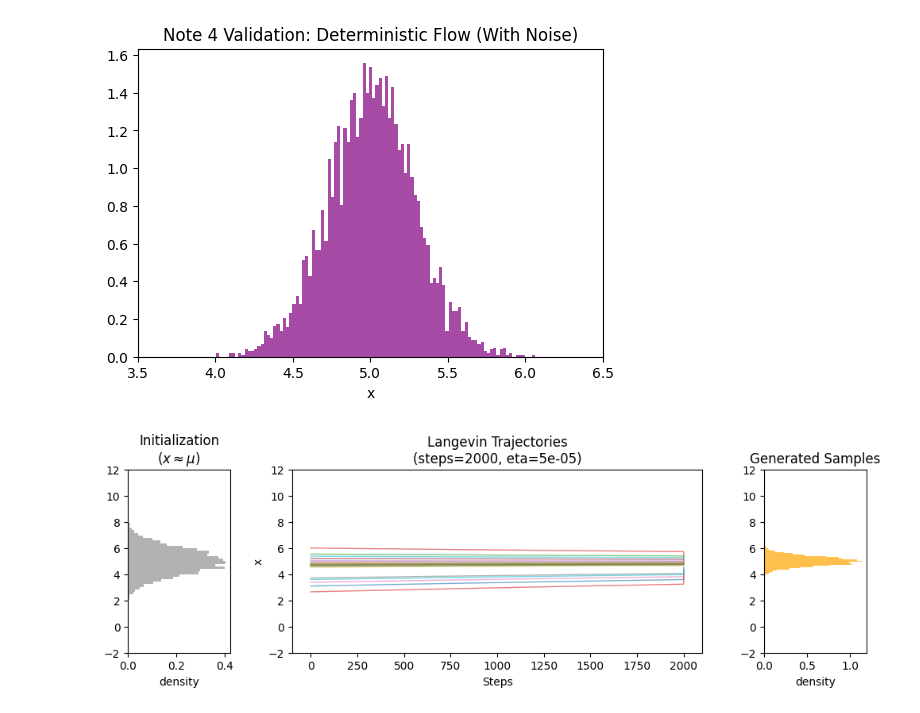
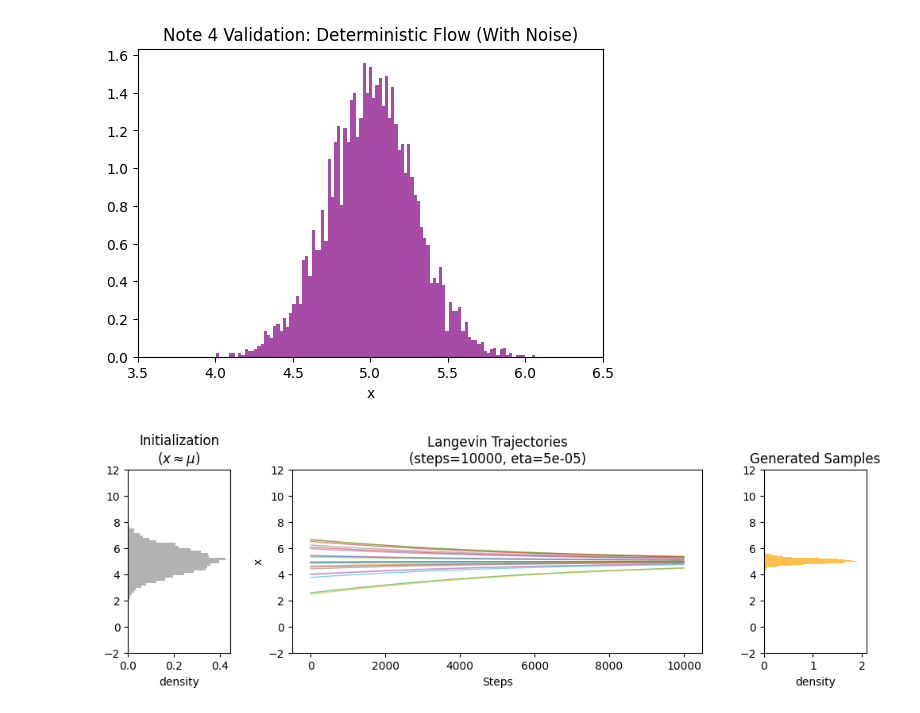
Before and after one commit to XuanWeiWang-999/2025Autumn_ML-project-DiffusionModel_02, a Jupyter notebook: 20260105_code/1D_epsilon.ipynb, the cells around one changed output. Saved outputs shown, nothing was run; the diff lists cells and outputs as text; code cells hidden in the pictures.

```diff
--- a/20260105_code/1D_epsilon.ipynb
+++ b/20260105_code/1D_epsilon.ipynb
@@ -247,7 +247,7 @@ def langevin_trajectories(model, steps, eta, x_dim,
             # 紀錄
             x_traj = x[:K_traj]
             traj_hist.append(x_traj.detach().cpu().numpy().copy())
-    #"""
+    """
     # 【修改點 2】(選用) 最後一步 Tweedie 去噪
     # 如果不加這一步，x_final_all 會是含噪分佈 (比較胖)
     # 加了這一步，x_final_all 會是去噪後的結果 (比較銳利，接近真實數據)
@@ -258,7 +258,7 @@ def langevin_trajectories(model, steps, eta, x_dim,
             # 【新增】把去噪後的點也加進軌跡紀錄裡
             x_traj = x[:K_traj]
             traj_hist.append(x_traj.detach().cpu().numpy().copy())
-    #"""
+    """
     x_final_all = x.detach().cpu().numpy().copy()
     traj_hist = np.stack(traj_hist, axis=0)   # shape: (steps+1, K_traj, x_dim)
 
@@ -306,6 +306,6 @@ def plot_3_figure(steps, eta):
     plt.tight_layout()
     plt.show()
 # %%
-plot_3_figure(steps, eta)
+plot_3_figure(steps=10000, eta=eta)
 # %% [output]
-[figure, old version]
+[figure, new version]
```
